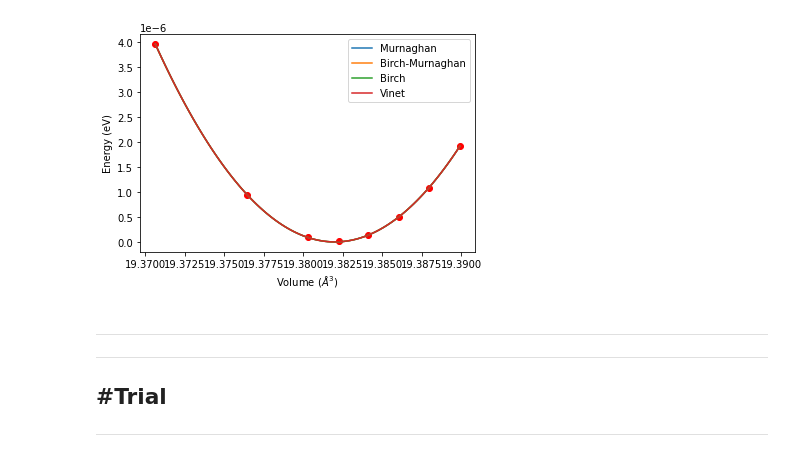
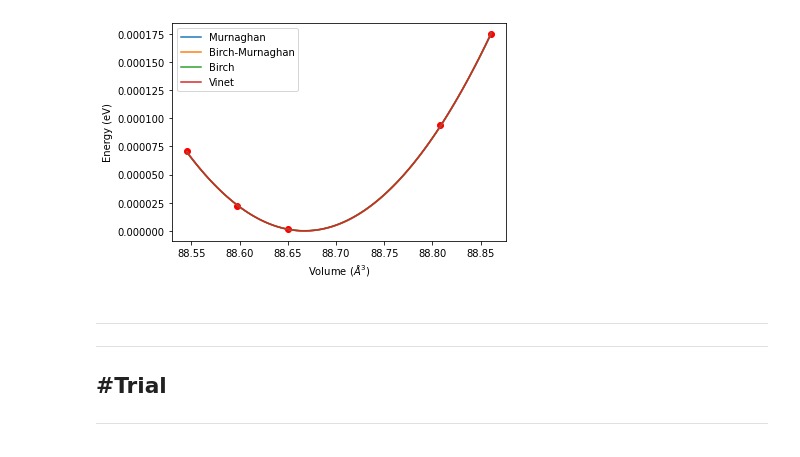
Before and after one commit to Dong-Gi-Kang/Tools, a Jupyter notebook: Birch_Murnaghan_fitting.ipynb, the cells around one changed output. Cells and saved outputs as stored; diff of their text form; code cells hidden in the pictures.

```diff
--- a/Birch_Murnaghan_fitting.ipynb
+++ b/Birch_Murnaghan_fitting.ipynb
@@ -98,81 +98,10 @@ print ("Data read from file:")
 '''
 
 # further questions
-'''
-'aims_bct'
-vol = np.array([98.831319357,    98.837948999,    98.844578928,    98.851209142,
-                98.857839641,    98.864470427,    98.871101498,    98.877732855,
-                98.884364498,    98.890996427,    98.897628641])
-ene = np.array([-204490.644285550,       -204490.644287664,       -204490.644289450,
-                -204490.644290764,       -204490.644291638,       -204490.644291241,
-                -204490.644291312,       -204490.644290962,       -204490.644290199,
-                -204490.644289030,       -204490.644287501])
-'''
-'''
-'aims_cscl_2'
-vol = np.array([18.80372551,     18.80584697,     18.80796858,     18.81009035,     18.81221228,     18.81433438,     18.81568741])
-ene = np.array([-51121.360656328,        -51121.360659081,        -51121.360661519,
-                -51121.360663712,        -51121.360665648,        -51121.360667253,
-                -51121.360668649])
-'''
-'''
-'aims_hx_2'
-vol = np.array([47.203094000,    47.206919000,    47.210750000,    47.213749000,
-                47.218402000,    47.222227000,    47.226056000])
-ene = np.array([-102245.450086539,       -102245.450089381,       -102245.450091932,
-                -102245.450093653,       -102245.450096172,       -102245.450097869,
-                -102245.450099269])
-'''
+'AlF3'
+vol = np.array([88.650323,       88.597737,       88.545163,       88.808215,        88.860884])
+ene = np.array([-29486.984323034,   -29486.984302681,   -29486.984253874,  -29486.984230923, -29486.984149340])    #-1 -2 -3 2 3
 
-'aims_rock_2'
-vol = np.array([19.370634,       19.376418,       19.380275,       19.382257,       19.384131,       19.38606,        19.38799, 19.389918])
-ene = np.array([-51122.505947274,        -51122.505950280,        -51122.505951134,
-                -51122.505951212,        -51122.505951083,        -51122.505950724,
-                -51122.505950137,        -51122.505949311])
-
-
-
-'''
-'aims_cscl'
-vol = np.array([19.617463914,    19.639293434,    19.661139141,    19.683001043,
-                19.704879145,    19.726773453,    19.748683973])
-ene = np.array([-51121.318267214,        -51121.316969524,        -51121.315649404,
-                -51121.314307486,        -51121.312943533,        -51121.311557493,
-                -51121.310149670])
-'''
-'''
-'aims_hx'
-vol = np.array([52.59687657,     52.90669758,     53.33441292,     53.76440821,     54.19668943,     54.5122169])
-ene = np.array([-102245.2071,    -102245.2054,    -102245.2008,    -102245.1935,    -102245.1834,    -102245.1707])
-'''
-
-'''
-'aims_rocksalt'
-vol = np.array([26.48224522,     26.50890788,     26.56228688,     26.58900323,
-                26.61573749,     26.64248966])
-ene = np.array([-51122.49203,    -51122.49284,    -51122.49439,    -51122.49513,
-                -51122.49584,    -51122.49653])
-'''
-
-'''
-'aims_sodalite'
-vol = np.array([176.1339487,     176.2282304,     176.3225458,     176.4168948,
-                176.5112774,     176.6056937,     176.7001437])
-ene = np.array([-306735.2565,    -306735.2556,    -306735.2548,    -306735.2539,
-                -306735.2529,    -306735.252,     -306735.2509])
-'''
-'''
-'aims_wurtzite'
-vol = np.array([54.78166821,     54.82596937,     54.87029391,     54.91464185,
-                54.95901319,     55.00340793,    55.04782609])
-ene = np.array([-102245.449,     -102245.4488,    -102245.4486,    -102245.4484,
-                -102245.4481,    -102245.4478,    -102245.4475])
-'''
-'''
-'aims_zincblende'
-vol = np.array([])
-ene = np.array([])
-'''
 
 is_volume = True
 ans = myinput("Volume or lattice spacing (vol/latt)", "vol", ["vol", "latt"])
@@ -281,4 +206,4 @@ Do you want to plot the result (yes/no) [default=yes]:
-[figure, old version]
+[figure, new version]
 # %% [markdown]
 ----
 ----
```
Also changed, not shown: parts of 1 cell of this notebook.
